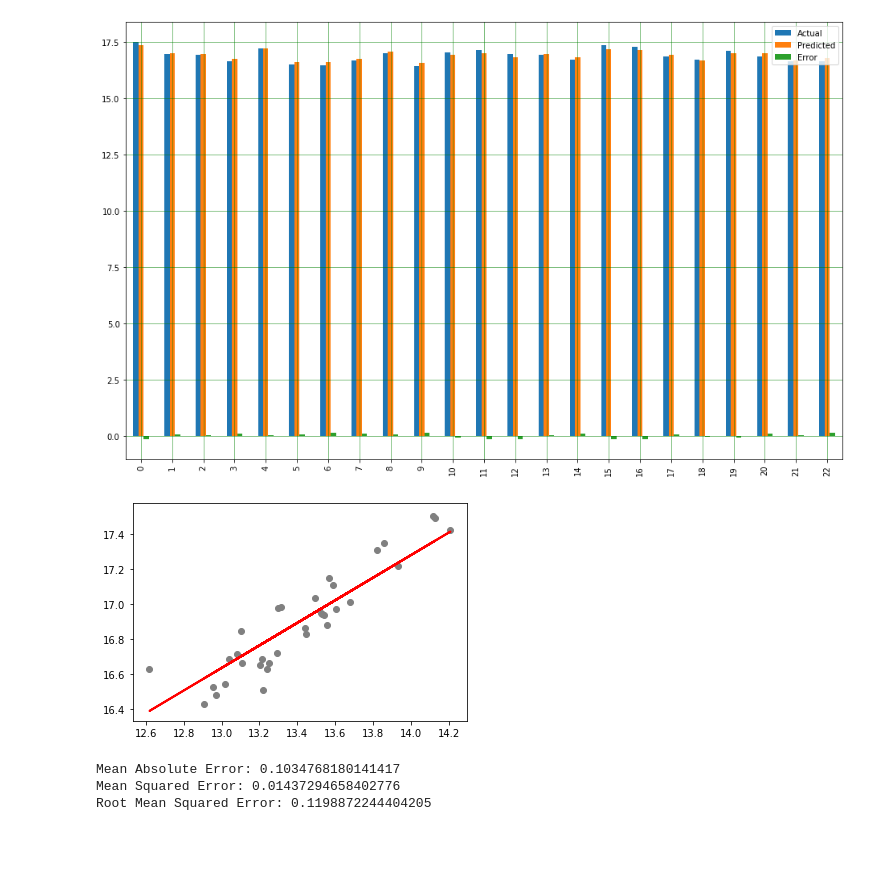
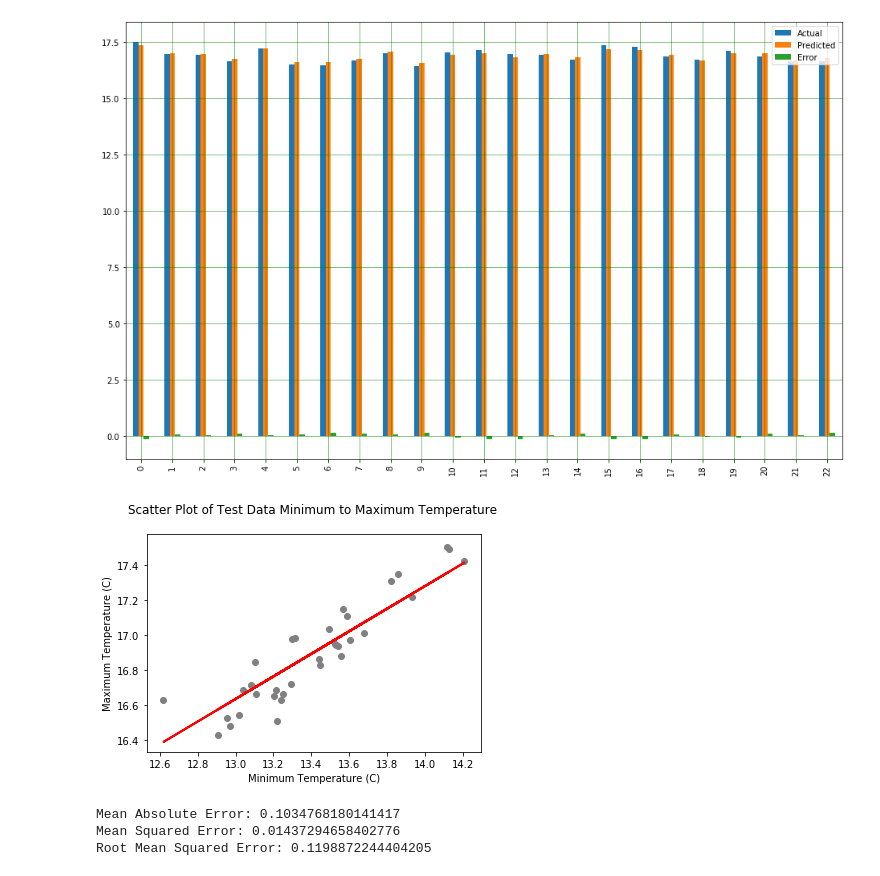
Before and after one commit to magcox5/climate_change_2038, a Jupyter notebook: x_MinTemp_y_MaxTemp_correlation.ipynb, the cells around one changed output. Drawn from its saved outputs; the diff is of its cells as text; code cells hidden in the pictures; blank space fills up the shorter version.

Commit message:
Updated temperature png files

```diff
--- a/x_MinTemp_y_MaxTemp_correlation.ipynb
+++ b/x_MinTemp_y_MaxTemp_correlation.ipynb
@@ -76,10 +76,14 @@ plt.show()
 # %%
 # Plot our straight line with the test data
 plt.scatter(X_test, y_test,  color='gray')
 plt.plot(X_test, y_pred, color='red', linewidth=2)
-plt.show()
+plt.xlabel("Minimum Temperature (C)")
+plt.ylabel("Maximum Temperature (C)")
+plt.title("Scatter Plot of Test Data Minimum to Maximum Temperature \n")
+fig1 = plt.gcf()
+fig1.savefig('images/MinMax_Temp_scatter_test.png', bbox_inches='tight')
 # %% [output]
-[figure, old version]
+[figure, new version]
 # %%
 # Calculate margin or error
 print('Mean Absolute Error:', metrics.mean_absolute_error(y_test, y_pred))
```
Also changed, not shown: parts of 2 cells of this notebook, 11 other files.
